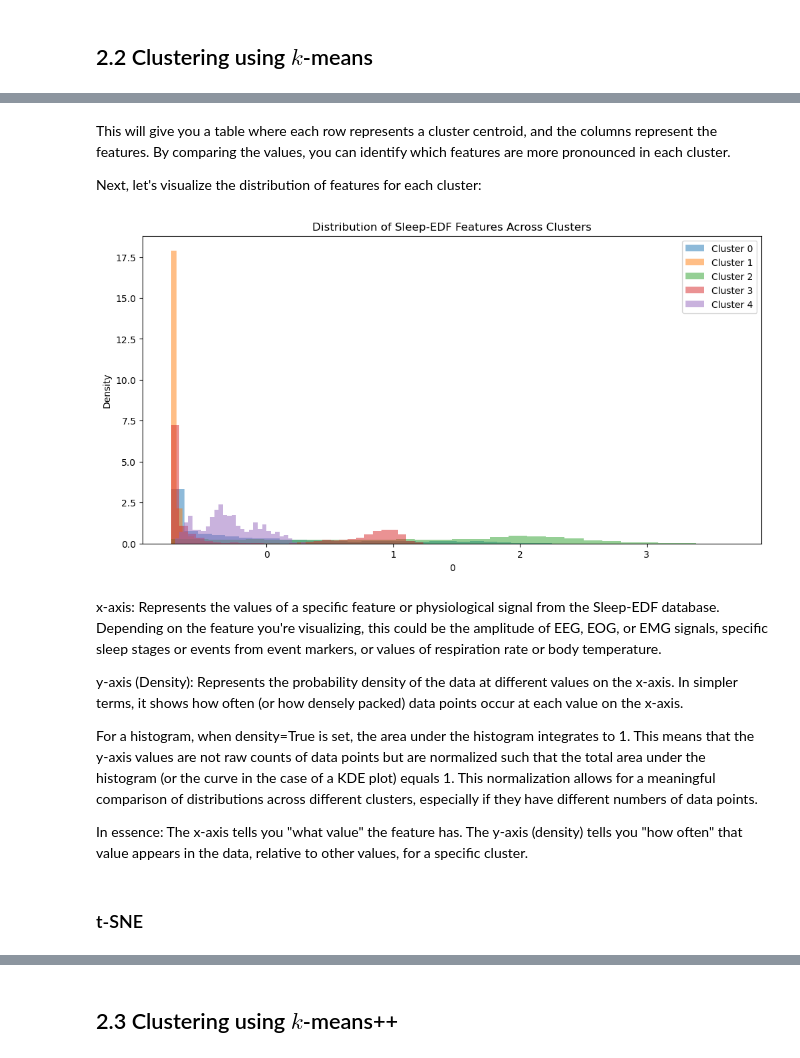
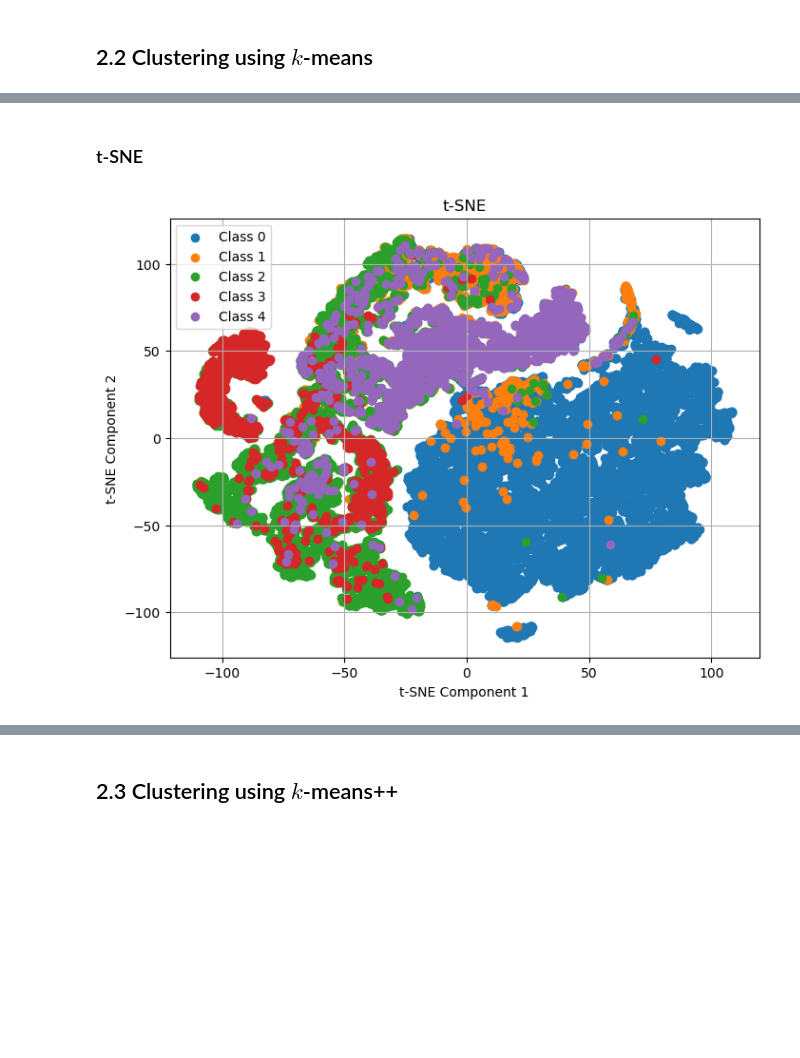
Before and after one commit to henrikdchristensen/DIKU-MLA-A7-Clustering-and-PCA, a Jupyter notebook: notebook.ipynb, the cells around one changed output, grey strips where cells are left out. Cells and saved outputs as stored; diff of their text form; code cells hidden in the pictures; blank space fills up the shorter version.

```diff
--- a/notebook.ipynb
+++ b/notebook.ipynb
@@ -358,51 +257,23 @@ print(df_centroids)
-# %% [markdown]
-This will give you a table where each row represents a cluster centroid, and the columns represent the features. By comparing the values, you can identify which features are more pronounced in each cluster.
-
-Next, let's visualize the distribution of features for each cluster:
-# %%
-# Choose a feature to visualize (you can loop over features or choose specific ones)
-feature_to_visualize = X_train.columns[0]  # for example, the first feature
-
-plt.figure(figsize=(12, 6))
-for i in range(5):
-    data = X_train[labels == i][feature_to_visualize]
-    plt.hist(data, bins=30, alpha=0.5, label=f"Cluster {i}", density=True) # density=True for normalized histograms
-
-plt.title(f'Distribution of Sleep-EDF Features Across Clusters')
-plt.xlabel(feature_to_visualize)
-plt.ylabel('Density')
-plt.legend()
-plt.show()
-# %% [output]
-[figure, removed]
-# %% [markdown]
-x-axis: Represents the values of a specific feature or physiological signal from the Sleep-EDF database. Depending on the feature you're visualizing, this could be the amplitude of EEG, EOG, or EMG signals, specific sleep stages or events from event markers, or values of respiration rate or body temperature.
-
-y-axis (Density): Represents the probability density of the data at different values on the x-axis. In simpler terms, it shows how often (or how densely packed) data points occur at each value on the x-axis.
-
-For a histogram, when density=True is set, the area under the histogram integrates to 1. This means that the y-axis values are not raw counts of data points but are normalized such that the total area under the histogram (or the curve in the case of a KDE plot) equals 1. This normalization allows for a meaningful comparison of distributions across different clusters, especially if they have different numbers of data points.
-
-In essence:
-The x-axis tells you "what value" the feature has.
-The y-axis (density) tells you "how often" that value appears in the data, relative to other values, for a specific cluster.
 # %% [markdown]
 ### t-SNE
 # %%
-# Apply t-SNE to X_train.csv
 from sklearn.manifold import TSNE
 
+# Apply t-SNE
 tsne = TSNE(n_components=2, random_state=0)
 X_train_tsne = tsne.fit_transform(X_train)
 
 # Visualize the t-SNE results
-plt.figure(figsize=(10, 6))
+plt.figure(figsize=(8, 6))
 for label in y_train[0].unique():
     plt.scatter(X_train_tsne[y_train[0] == label, 0],
                 X_train_tsne[y_train[0] == label, 1],
                 label=f"Class {int(label)}")
-plt.title('t-SNE Visualization')
+plt.title('t-SNE')
 plt.xlabel('t-SNE Component 1')
 plt.ylabel('t-SNE Component 2')
 plt.legend()
 plt.grid(True)
 plt.show()
+# %% [output]
+[figure, added]
```
Also changed, not shown: parts of 22 cells of this notebook, 6 other files.
